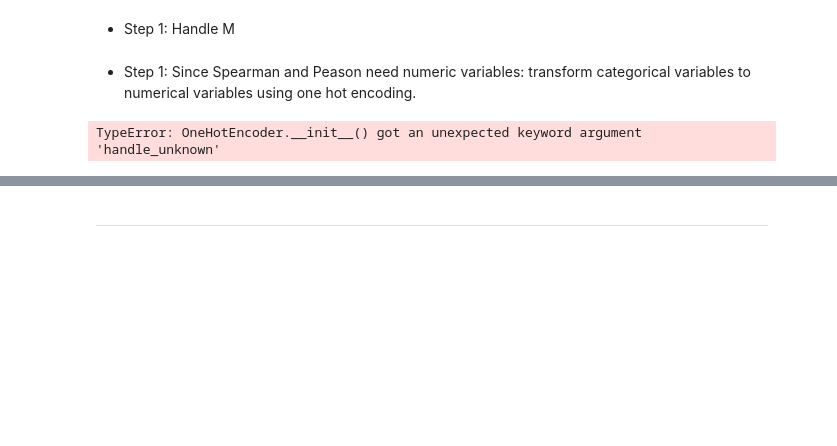
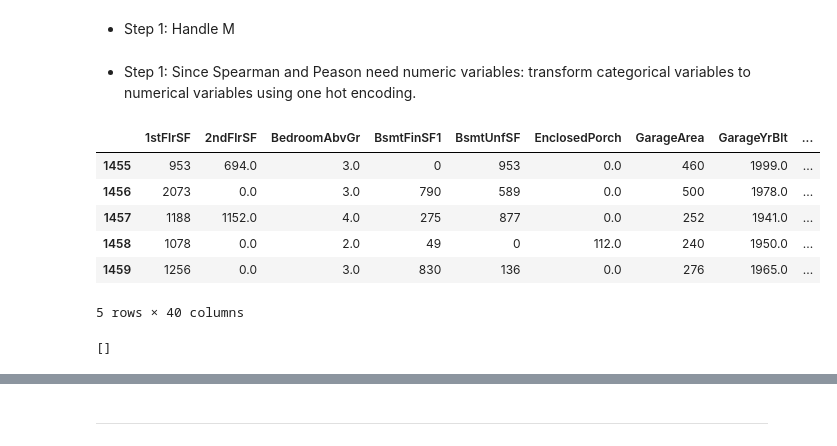
Before and after one commit to ParedesGab/PP5-heritage-housing-issues, a Jupyter notebook: jupyter_notebooks/House Sales Price Study.ipynb, the cells around one changed output, grey strips where cells are left out. Saved outputs shown, nothing was run; the diff lists cells and outputs as text; code cells hidden in the pictures; blank space fills up the shorter version.

```diff
--- a/jupyter_notebooks/House Sales Price Study.ipynb
+++ b/jupyter_notebooks/House Sales Price Study.ipynb
@@ -243,10 +243,21 @@ df_categ_and_numb_imputed.isnull().sum().to_frame(name="Is Null")
 * Step 1: Since Spearman and Peason need numeric variables: transform categorical variables to numerical variables using one hot encoding.
 # %%
 from feature_engine.encoding import OneHotEncoder
-one_hot_encoder = OneHotEncoder(variables=df.select_dtypes(include='object').columns.to_list(), drop_last=False, handle_unknown='ignore')
+one_hot_encoder = OneHotEncoder(variables=df_categ_and_numb_imputed.select_dtypes(include='object').columns.to_list(), drop_last=False)
 #one_hot_encoder = OneHotEncoder(variables=df.columns[df.dtypes=='object'].to_list(), drop_last=False)
-df_ohe = one_hot_encoder.fit_transform(df)
+df_ohe = one_hot_encoder.fit_transform(df_categ_and_numb_imputed)
 df_ohe.tail()
 # %% [output]
+|  | 1stFlrSF | 2ndFlrSF | BedroomAbvGr | BsmtFinSF1 | BsmtUnfSF | EnclosedPorch | GarageArea | GarageYrBlt | ... |
+| 1455 | 953 | 694.0 | 3.0 | 0 | 953 | 0.0 | 460 | 1999.0 | ... |
+| 1456 | 2073 | 0.0 | 3.0 | 790 | 589 | 0.0 | 500 | 1978.0 | ... |
+| 1457 | 1188 | 1152.0 | 4.0 | 275 | 877 | 0.0 | 252 | 1941.0 | ... |
+| 1458 | 1078 | 0.0 | 2.0 | 49 | 0 | 112.0 | 240 | 1950.0 | ... |
+| 1459 | 1256 | 0.0 | 3.0 | 830 | 136 | 0.0 | 276 | 1965.0 | ... |
-TypeError: OneHotEncoder.__init__() got an unexpected keyword argument 'handle_unknown'
+5 rows × 40 columns
+# %%
+categorical_variables = df_ohe.select_dtypes(include='object').columns.to_list()
+categorical_variables
+# %% [output]
+[]
 # %%
```
Also changed, not shown: parts of 2 cells of this notebook.
